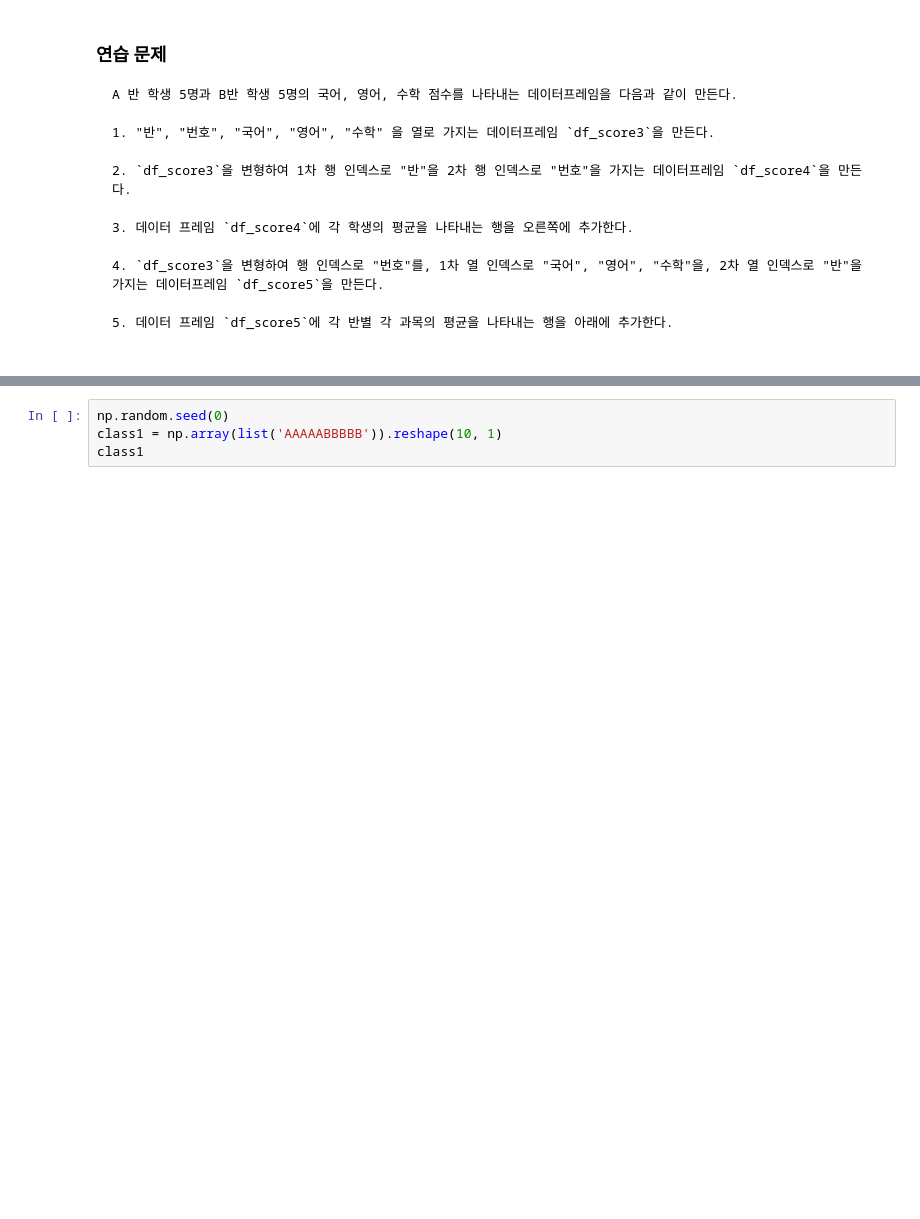
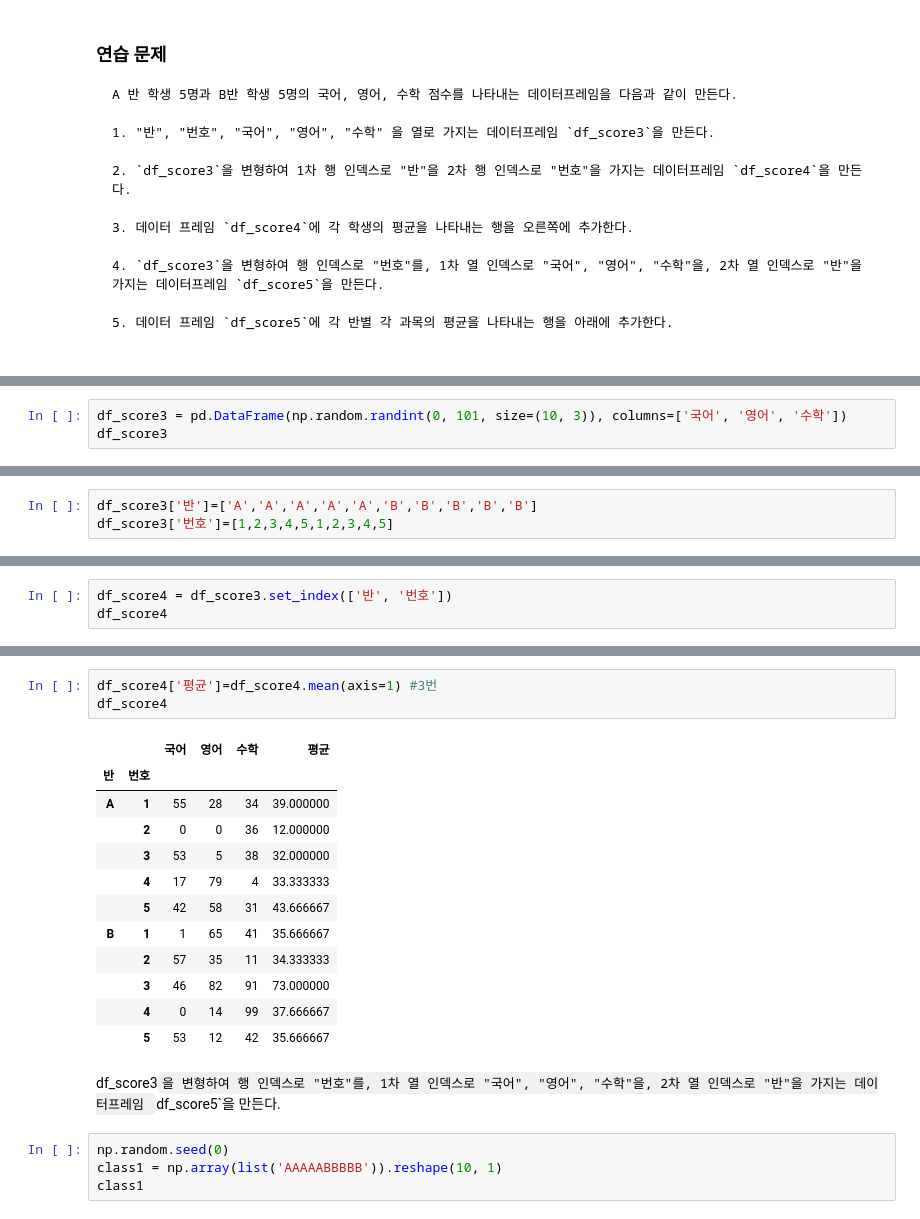
Before and after one commit to ddonghub/WASSUP2, a Jupyter notebook: data_processing/03.05_Pandas 데이터프레임 인덱스 조작.ipynb, the cells around one changed output, grey strips where cells are left out. Cells and saved outputs as stored; diff of their text form; blank space fills up the shorter version.

```diff
--- a/data_processing/03.05_Pandas 데이터프레임 인덱스 조작.ipynb
+++ b/data_processing/03.05_Pandas 데이터프레임 인덱스 조작.ipynb
@@ -663,0 +719,3 @@ A 반 학생 5명과 B반 학생 5명의 국어, 영어, 수학 점수를 나타
+# %%
+df_score3 = pd.DataFrame(np.random.randint(0, 101, size=(10, 3)), columns=['국어', '영어', '수학'])
+df_score3
@@ -663,0 +734,3 @@ A 반 학생 5명과 B반 학생 5명의 국어, 영어, 수학 점수를 나타
+# %%
+df_score3['반']=['A','A','A','A','A','B','B','B','B','B']
+df_score3['번호']=[1,2,3,4,5,1,2,3,4,5]
@@ -663,0 +751,3 @@ A 반 학생 5명과 B반 학생 5명의 국어, 영어, 수학 점수를 나타
+# %%
+df_score4 = df_score3.set_index(['반', '번호'])
+df_score4
@@ -664,3 +767,21 @@ A 반 학생 5명과 B반 학생 5명의 국어, 영어, 수학 점수를 나타
+# %%
+df_score4['평균']=df_score4.mean(axis=1) #3번
+df_score4
+# %% [output]
+|  |  | 국어 | 영어 | 수학 | 평균 |
+| 반 | 번호 |  |  |  |  |
+| A | 1 | 55 | 28 | 34 | 39.000000 |
+|  | 2 | 0 | 0 | 36 | 12.000000 |
+|  | 3 | 53 | 5 | 38 | 32.000000 |
+|  | 4 | 17 | 79 | 4 | 33.333333 |
+|  | 5 | 42 | 58 | 31 | 43.666667 |
+| B | 1 | 1 | 65 | 41 | 35.666667 |
+|  | 2 | 57 | 35 | 11 | 34.333333 |
+|  | 3 | 46 | 82 | 91 | 73.000000 |
+|  | 4 | 0 | 14 | 99 | 37.666667 |
+|  | 5 | 53 | 12 | 42 | 35.666667 |
+# %% [markdown]
+df_score3`을 변형하여 행 인덱스로 "번호"를, 1차 열 인덱스로 "국어", "영어", "수학"을, 2차 열 인덱스로 "반"을 가지는 데이터프레임 `df_score5`을 만든다.
 # %%
 np.random.seed(0)
 class1 = np.array(list('AAAAABBBBB')).reshape(10, 1)
```
Also changed, not shown: parts of 10 cells of this notebook, 10 other files.
